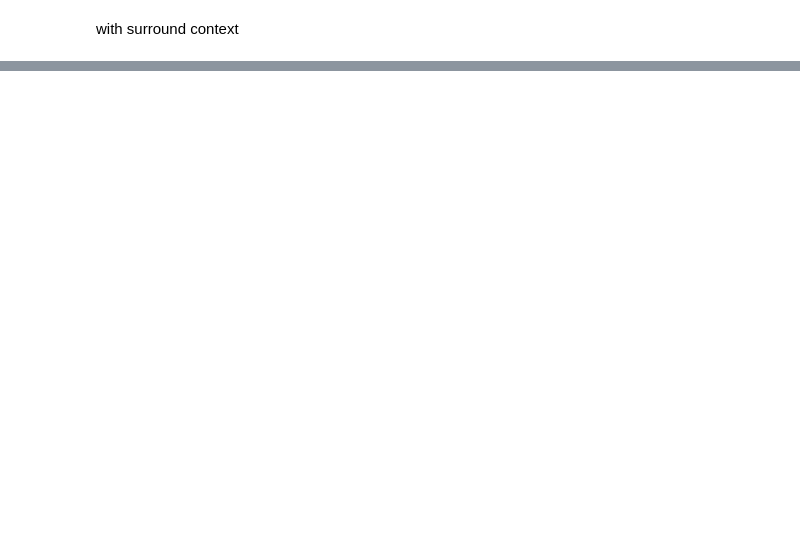
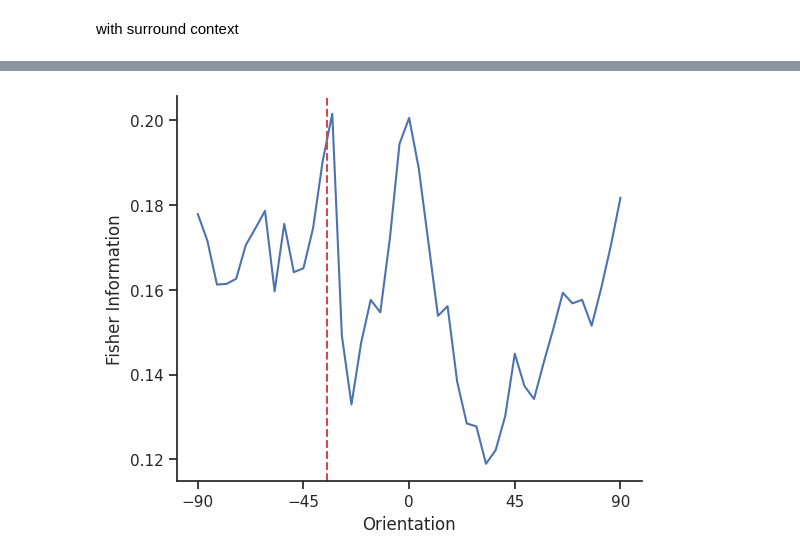
Before and after one commit to lingqiz/PsychophysicsNN, a Jupyter notebook: cnxt_fisher.ipynb, the cells around one changed output, grey strips where cells are left out. Cells and saved outputs as stored; diff of their text form; code cells hidden in the pictures; blank space fills up the shorter version.

```diff
--- a/cnxt_fisher.ipynb
+++ b/cnxt_fisher.ipynb
@@ -123,11 +124,14 @@ for idx in tqdm(range(n_iter)):
 # %%
 fisher = np.stack(all_fisher, axis=0)
 avg_fisher = np.mean(fisher, axis=0)
 std_fisher = np.std(fisher, axis=0)
 
 fig = plt.figure(figsize=(6, 5))
 plt.plot(theta, avg_fisher)
+plt.axvline(x=-35, color='r', linestyle='--')
 plt.xlabel('Orientation')
 plt.ylabel('Fisher Information')
 plt.xticks(np.arange(-90, 91, 45))
 plt.show()
+# %% [output]
+[figure, added]
```
Also changed, not shown: parts of 2 cells of this notebook, 2 other files.
